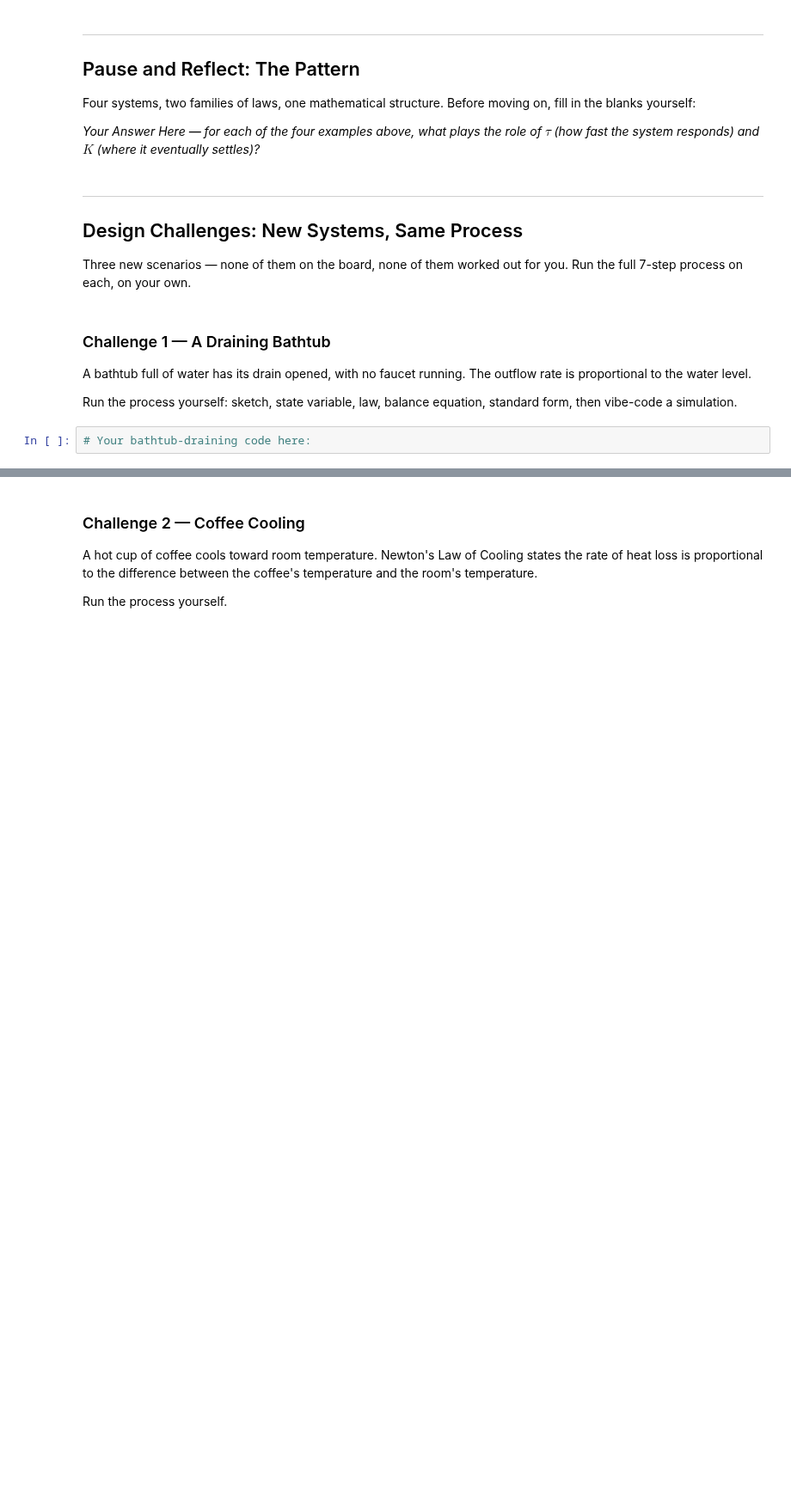
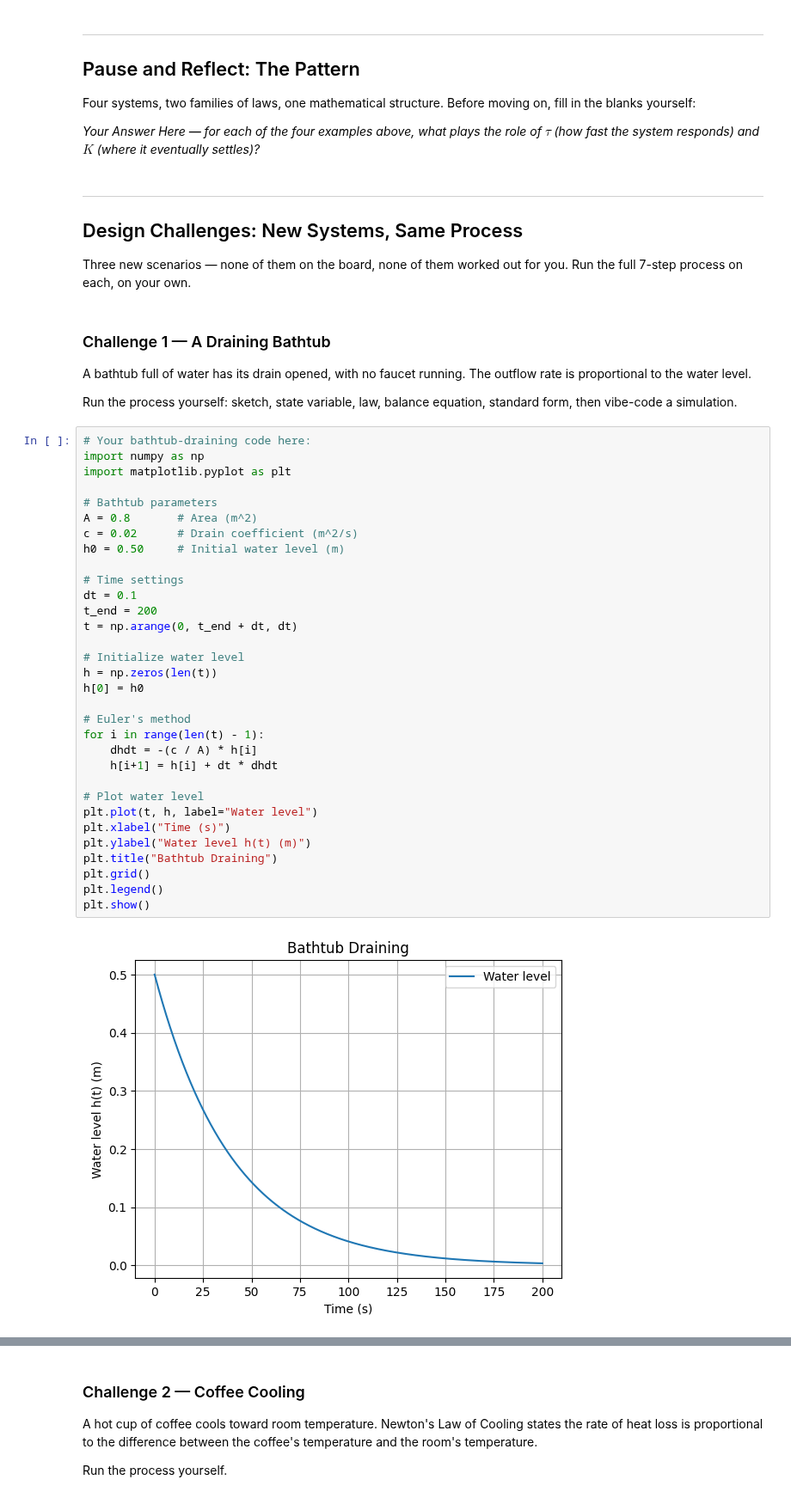
Before and after one commit to HnterWeitkamp/CS-4590, a Jupyter notebook: 3_1_FirstOrderSystems.ipynb, the cells around one changed output, grey strips where cells are left out. Shown at 86% size. Cells and saved outputs as stored; diff of their text form; blank space fills up the shorter version.

```diff
--- a/3_1_FirstOrderSystems.ipynb
+++ b/3_1_FirstOrderSystems.ipynb
@@ -313,5 +330,37 @@ A bathtub full of water has its drain opened, with no faucet running. The outflo
 Run the process yourself: sketch, state variable, law, balance equation, standard form, then vibe-code a simulation.
 # %%
 # Your bathtub-draining code here:
+import numpy as np
+import matplotlib.pyplot as plt
+
+# Bathtub parameters
+A = 0.8       # Area (m^2)
+c = 0.02      # Drain coefficient (m^2/s)
+h0 = 0.50     # Initial water level (m)
+
+# Time settings
+dt = 0.1
+t_end = 200
+t = np.arange(0, t_end + dt, dt)
+
+# Initialize water level
+h = np.zeros(len(t))
+h[0] = h0
+
+# Euler's method
+for i in range(len(t) - 1):
+    dhdt = -(c / A) * h[i]
+    h[i+1] = h[i] + dt * dhdt
+
+# Plot water level
+plt.plot(t, h, label="Water level")
+plt.xlabel("Time (s)")
+plt.ylabel("Water level h(t) (m)")
+plt.title("Bathtub Draining")
+plt.grid()
+plt.legend()
+plt.show()
+# %% [output]
+[figure, added]
 # %% [markdown]
 *Your Answer Here — how is this related to Example 3? What's different about the steady-state behavior?*
```
Also changed, not shown: parts of 6 cells of this notebook.
